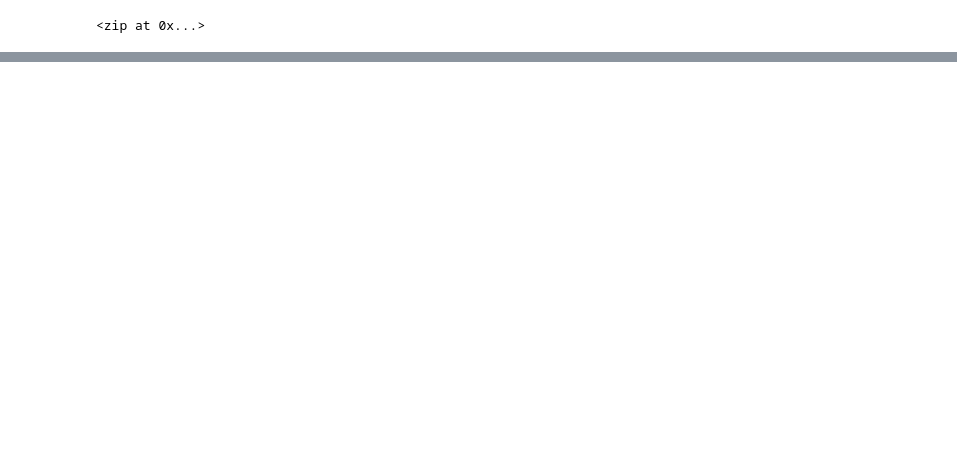
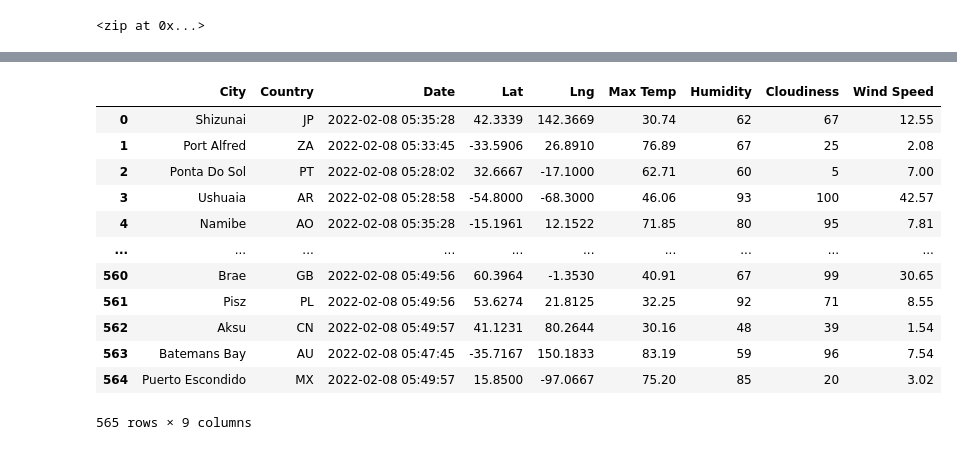
Before and after one commit to VileamS/World_Weather_Analysis, a Jupyter notebook: WeatherPy.ipynb, the cells around one changed output, grey strips where cells are left out. Cells and saved outputs as stored; diff of their text form; code cells hidden in the pictures; blank space fills up the shorter version.

```diff
--- a/WeatherPy.ipynb
+++ b/WeatherPy.ipynb
@@ -14,3 +22,7 @@ lat_lngs
 # %%
 # Add the latitudes and longitudes to a list.
 coordinates = list(lat_lngs)
+# %%
+# Starting URL for Weather Map API Call.
+url = "http://api.openweathermap.org/data/2.5/weather?units=Imperial&APPID=" + weather_api_key
+print(url)
@@ -30,0 +122,4 @@ len(cities)
+# %%
+# Convert the array of dictionaries to a Pandas DataFrame.
+city_data_df = pd.DataFrame(city_data)
+city_data_df.head(10)
@@ -30,0 +138,18 @@ len(cities)
+# %%
+city_data_df_reorder = ["City", "Country", "Date", "Lat", "Lng", "Max Temp", "Humidity", "Cloudiness", "Wind Speed"]
+city_data_df = city_data_df[city_data_df_reorder]
+city_data_df
+# %% [output]
+|  | City | Country | Date | Lat | Lng | Max Temp | Humidity | Cloudiness | Wind Speed |
+| 0 | Shizunai | JP | 2022-02-08 05:35:28 | 42.3339 | 142.3669 | 30.74 | 62 | 67 | 12.55 |
+| 1 | Port Alfred | ZA | 2022-02-08 05:33:45 | -33.5906 | 26.8910 | 76.89 | 67 | 25 | 2.08 |
+| 2 | Ponta Do Sol | PT | 2022-02-08 05:28:02 | 32.6667 | -17.1000 | 62.71 | 60 | 5 | 7.00 |
+| 3 | Ushuaia | AR | 2022-02-08 05:28:58 | -54.8000 | -68.3000 | 46.06 | 93 | 100 | 42.57 |
+| 4 | Namibe | AO | 2022-02-08 05:35:28 | -15.1961 | 12.1522 | 71.85 | 80 | 95 | 7.81 |
+| ... | ... | ... | ... | ... | ... | ... | ... | ... | ... |
+| 560 | Brae | GB | 2022-02-08 05:49:56 | 60.3964 | -1.3530 | 40.91 | 67 | 99 | 30.65 |
+| 561 | Pisz | PL | 2022-02-08 05:49:56 | 53.6274 | 21.8125 | 32.25 | 92 | 71 | 8.55 |
+| 562 | Aksu | CN | 2022-02-08 05:49:57 | 41.1231 | 80.2644 | 30.16 | 48 | 39 | 1.54 |
+| 563 | Batemans Bay | AU | 2022-02-08 05:47:45 | -35.7167 | 150.1833 | 83.19 | 59 | 96 | 7.54 |
+| 564 | Puerto Escondido | MX | 2022-02-08 05:49:57 | 15.8500 | -97.0667 | 75.20 | 85 | 20 | 3.02 |
+565 rows × 9 columns
```
Also changed, not shown: parts of 6 cells of this notebook, 3 other files.
